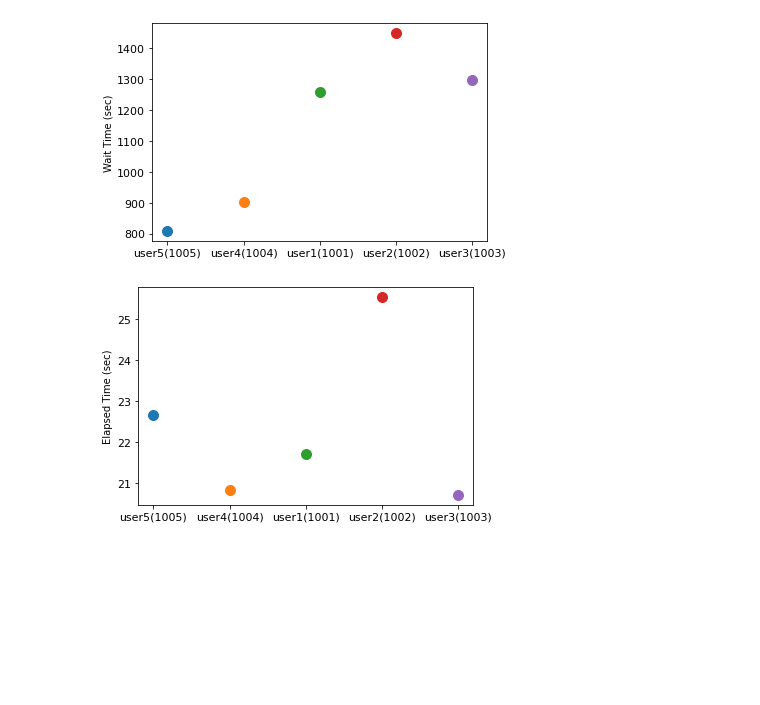
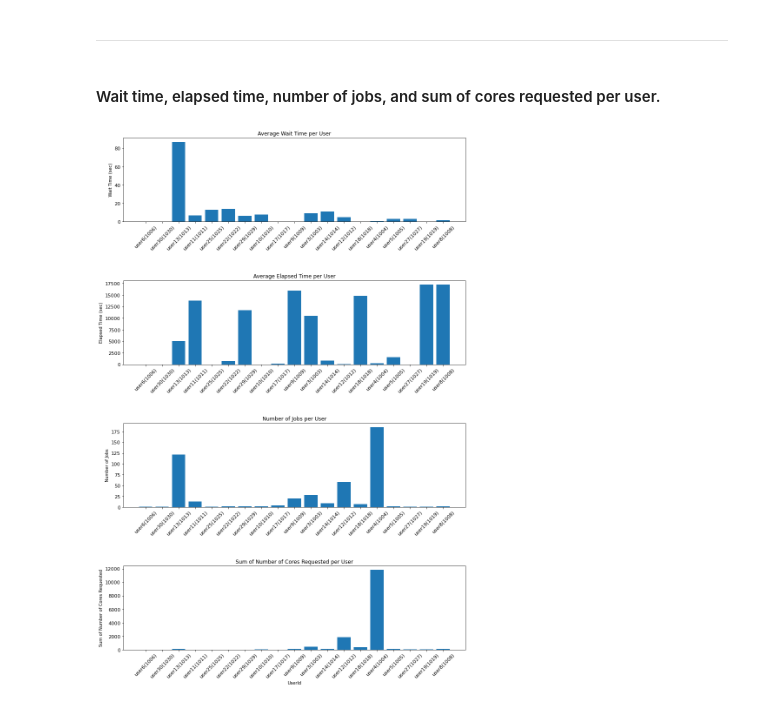
Before and after one commit to uschpc/hpc-digital-twin, a Jupyter notebook: output-analysis/Output-script.ipynb, the cells around one changed output. Drawn from its saved outputs; the diff is of its cells as text; code cells hidden in the pictures; blank space fills up the shorter version.

```diff
--- a/output-analysis/Output-script.ipynb
+++ b/output-analysis/Output-script.ipynb
@@ -93,18 +178,51 @@ plt.tight_layout()
-# %%
-for username in df_sorted_ProcCnt['UserId'].unique():
-    plt.plot(
-        username,df_sorted_ProcCnt[df_sorted_ProcCnt['UserId']==username]['WaitTime'].mean(),'o',ms=10
-    )
-plt.ylabel('Wait Time (sec)')
-plt.tick_params(axis='both', which='major', labelsize=11)
-# %% [output]
-[figure, removed]
-# %%
-for username in df_sorted_ProcCnt['UserId'].unique():
-    plt.plot(
-        username,df_sorted_ProcCnt[df_sorted_ProcCnt['UserId']==username]['ElapsedTime'].mean(),'o',ms=10
-    )
-plt.ylabel('Elapsed Time (sec)')
-plt.tick_params(axis='both', which='major', labelsize=11)
-# %% [output]
-[figure, removed]
+# %% [markdown]
+---
+# %% [markdown]
+#### Wait time, elapsed time, number of jobs, and sum of cores requested per user.
+# %%
+import matplotlib.pyplot as plt
+
+# Prepare data for the bar plots
+usernames = df_sorted_ProcCnt['UserId'].unique()
+wait_times = [df_sorted_ProcCnt[df_sorted_ProcCnt['UserId'] == username]['WaitTime'].mean() for username in usernames]
+elapsed_times = [df_sorted_ProcCnt[df_sorted_ProcCnt['UserId'] == username]['ElapsedTime'].mean() for username in usernames]
+num_jobs = [df_sorted_ProcCnt[df_sorted_ProcCnt['UserId'] == username].shape[0] for username in usernames]
+sum_cores = [df_sorted_ProcCnt[df_sorted_ProcCnt['UserId'] == username]['ProcCnt'].sum() for username in usernames]
+
+# Create a figure with four subplots
+fig, axs = plt.subplots(4, 1, figsize=(12, 18))
+
+# Plot the average wait time per user
+axs[0].bar(usernames, wait_times)
+axs[0].set_ylabel('Wait Time (sec)')
+axs[0].set_xticklabels(usernames, rotation=45)
+axs[0].tick_params(axis='both', which='major', labelsize=11)
+axs[0].set_title('Average Wait Time per User')
+
+# Plot the average elapsed time per user
+axs[1].bar(usernames, elapsed_times)
+axs[1].set_ylabel('Elapsed Time (sec)')
+axs[1].set_xticklabels(usernames, rotation=45)
+axs[1].tick_params(axis='both', which='major', labelsize=11)
+axs[1].set_title('Average Elapsed Time per User')
+
+# Plot the number of jobs per user
+axs[2].bar(usernames, num_jobs)
+axs[2].set_ylabel('Number of Jobs')
+axs[2].set_xticklabels(usernames, rotation=45)
+axs[2].tick_params(axis='both', which='major', labelsize=11)
+axs[2].set_title('Number of Jobs per User')
+
+# Plot the sum of number of cores requested per user
+axs[3].bar(usernames, sum_cores)
+axs[3].set_ylabel('Sum of Number of Cores Requested')
+axs[3].set_xlabel('UserId')
+axs[3].set_xticklabels(usernames, rotation=45)
+axs[3].tick_params(axis='both', which='major', labelsize=11)
+axs[3].set_title('Sum of Number of Cores Requested per User')
+
+# Adjust layout to make room for the rotated x-axis labels
+plt.tight_layout()
+plt.subplots_adjust(hspace=0.7)
+# %% [output]
+[figure, added]
```
Also changed, not shown: parts of 10 cells of this notebook, 2 other files.
